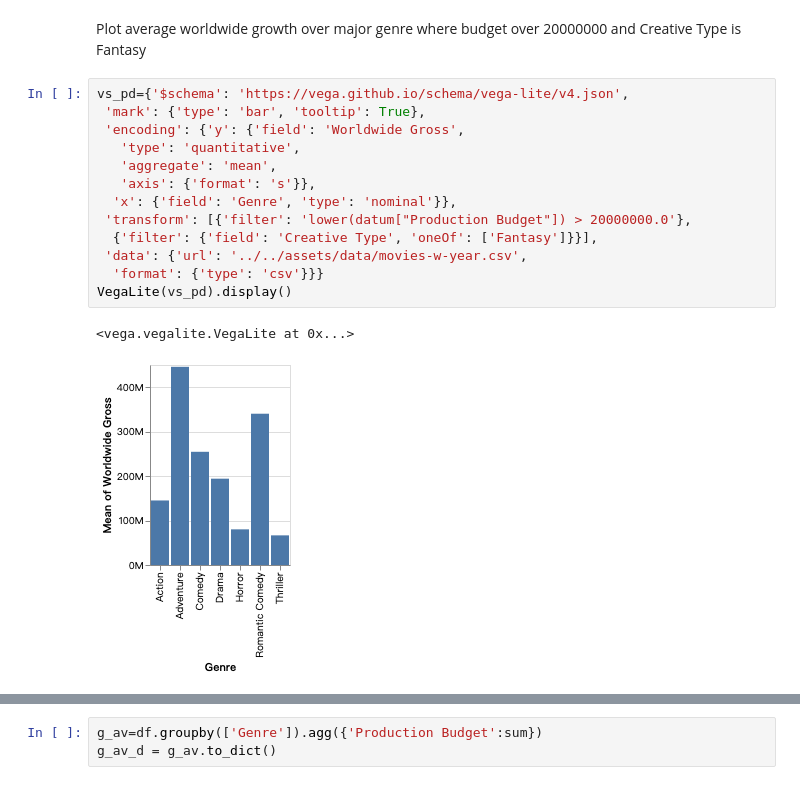
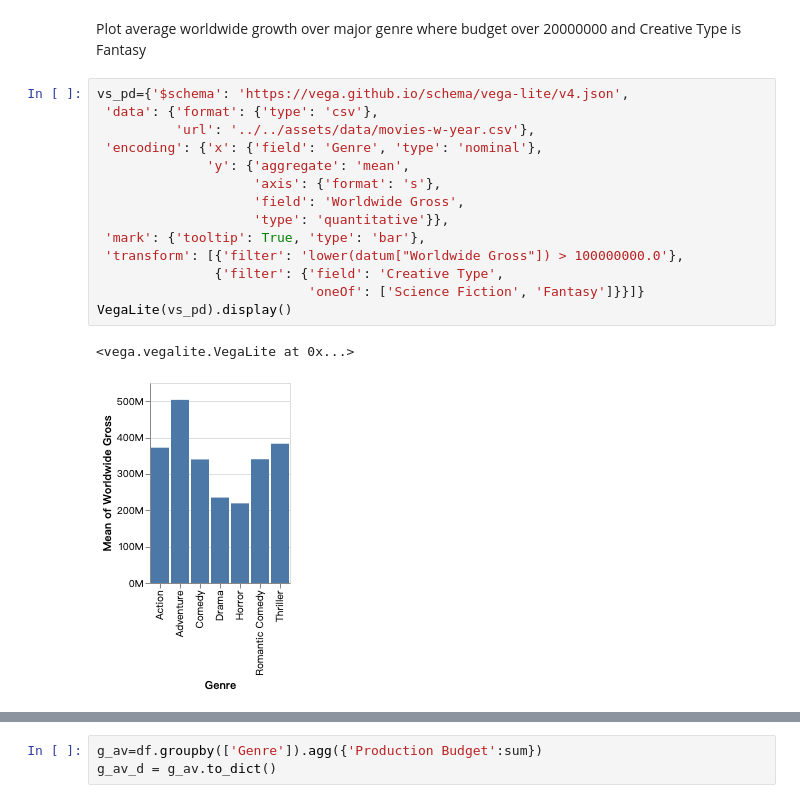
Before and after one commit to bopan3/nl4dv_enhance, a Jupyter notebook: examples/applications/notebook/未命名.ipynb, the cells around one changed output, grey strips where cells are left out. Saved outputs shown, nothing was run; the diff lists cells and outputs as text.

```diff
--- a/examples/applications/notebook/未命名.ipynb
+++ b/examples/applications/notebook/未命名.ipynb
@@ -181,19 +385,20 @@ df=pd.read_csv('../../assets/data/movies-w-year.csv')
 # print(df.groupby(['Creative Type','Release Year']).agg({'Worldwide Gross':sum}))
 # %% [markdown]
  Plot average worldwide growth over major genre where budget over 20000000 and Creative Type is Fantasy
-# %%
-vs_pd={'$schema': 'https://vega.github.io/schema/vega-lite/v4.json',
- 'mark': {'type': 'bar', 'tooltip': True},
- 'encoding': {'y': {'field': 'Worldwide Gross',
-   'type': 'quantitative',
-   'aggregate': 'mean',
-   'axis': {'format': 's'}},
-  'x': {'field': 'Genre', 'type': 'nominal'}},
- 'transform': [{'filter': 'lower(datum["Production Budget"]) > 20000000.0'},
-  {'filter': {'field': 'Creative Type', 'oneOf': ['Fantasy']}}],
- 'data': {'url': '../../assets/data/movies-w-year.csv',
-  'format': {'type': 'csv'}}}
-VegaLite(vs_pd).display()
-# %% [output]
-<vega.vegalite.VegaLite at 0x...>
-[figure, removed]
+# %%
+vs_pd={'$schema': 'https://vega.github.io/schema/vega-lite/v4.json',
+ 'data': {'format': {'type': 'csv'},
+          'url': '../../assets/data/movies-w-year.csv'},
+ 'encoding': {'x': {'field': 'Genre', 'type': 'nominal'},
+              'y': {'aggregate': 'mean',
+                    'axis': {'format': 's'},
+                    'field': 'Worldwide Gross',
+                    'type': 'quantitative'}},
+ 'mark': {'tooltip': True, 'type': 'bar'},
+ 'transform': [{'filter': 'lower(datum["Worldwide Gross"]) > 100000000.0'},
+               {'filter': {'field': 'Creative Type',
+                           'oneOf': ['Science Fiction', 'Fantasy']}}]}
+VegaLite(vs_pd).display()
+# %% [output]
+<vega.vegalite.VegaLite at 0x...>
+[figure, added]
```
Also changed, not shown: parts of 17 cells of this notebook, 13 other files.
